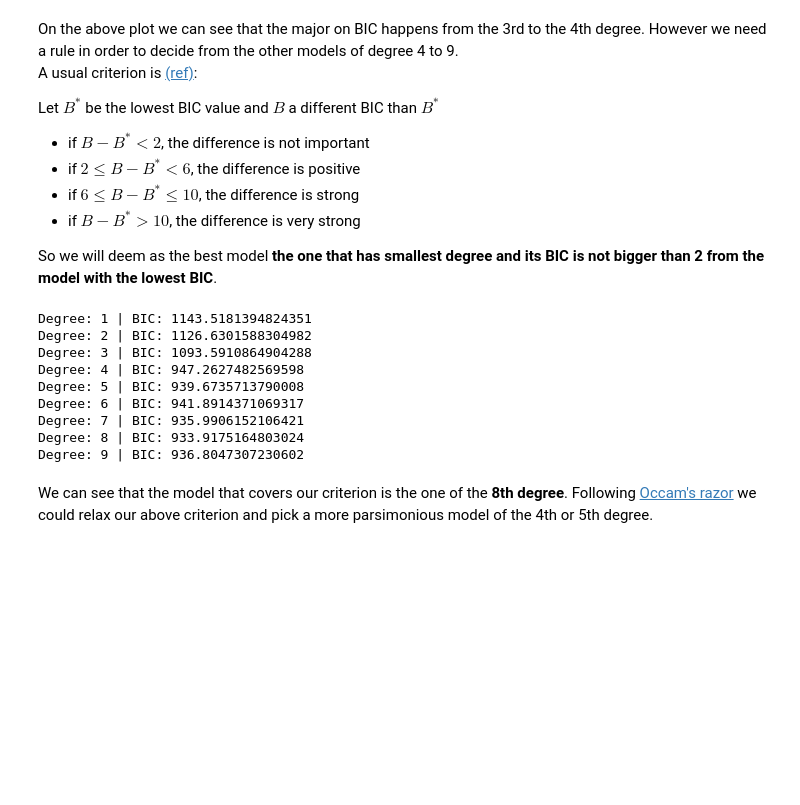
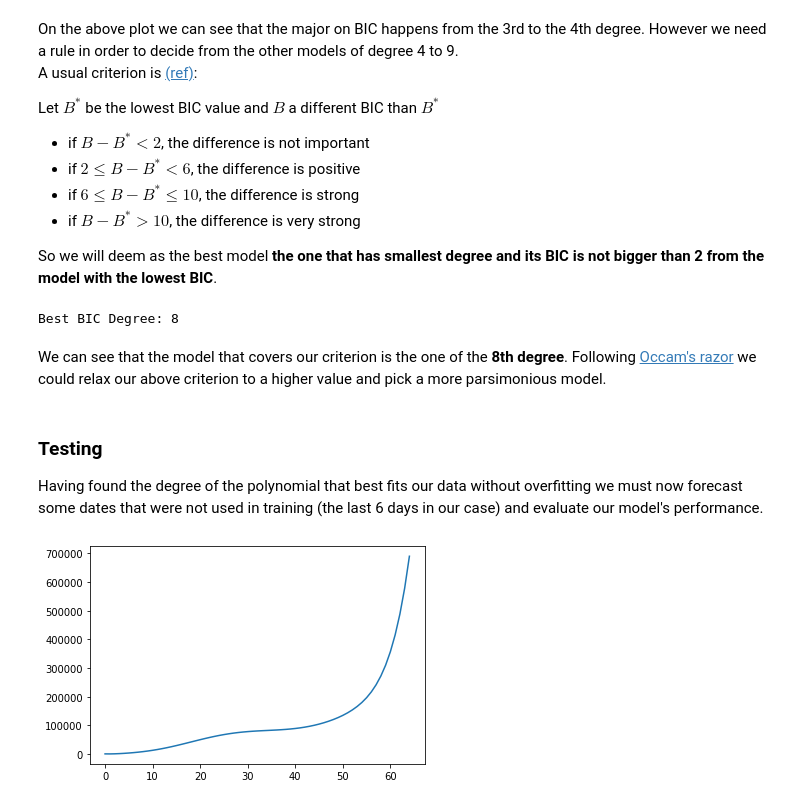
Before and after one commit to MikeXydas/Data-Bites, a Jupyter notebook: Covid19_Polynomial_Fitting.ipynb, the cells around one changed output. Drawn from its saved outputs; the diff is of its cells as text; code cells hidden in the pictures; blank space fills up the shorter version.

Commit message:
Writing testing evaluation of Covid19_Polynomial_Fitting.ipynb.

```diff
--- a/Covid19_Polynomial_Fitting.ipynb
+++ b/Covid19_Polynomial_Fitting.ipynb
@@ -189,18 +191,35 @@ Let $B^{\ast}$ be the lowest BIC value and $B$ a different BIC than $B^{\ast}$
 * if $B - B^{\ast} > 10$, the difference is very strong
 
 So we will deem as the best model **the one that has smallest degree and its BIC is not bigger than 2 from the model with the lowest BIC**.
-# %%
-for ind, bic in enumerate(bics):
-    print(f'Degree: {ind + 1} | BIC: {bic}')
-# %% [output]
-Degree: 1 | BIC: 1143.5181394824351
-Degree: 2 | BIC: 1126.6301588304982
-Degree: 3 | BIC: 1093.5910864904288
-Degree: 4 | BIC: 947.2627482569598
-Degree: 5 | BIC: 939.6735713790008
-Degree: 6 | BIC: 941.8914371069317
-Degree: 7 | BIC: 935.9906152106421
-Degree: 8 | BIC: 933.9175164803024
-Degree: 9 | BIC: 936.8047307230602
+# %%
+def find_simplest_min_bic(bics, criterion=2):
+    """Finds the smallest bic following the above rule"""
+    true_min = np.argmin(bics)
+    for which_bic in range(true_min):
+        if bics[which_bic] - bics[true_min] < criterion:
+            return which_bic    # Return the bic index that was the simplest model and B - B* < criterion(2)
+    return true_min    # No B != B* with B - B* < criterion(2) found, return the index of the smallest bic
+
+bic_degree = find_simplest_min_bic(bics) + 1
+print(f"Best BIC Degree: {bic_degree}")
+# %% [output]
+Best BIC Degree: 8
 # %% [markdown]
-We can see that the model that covers our criterion is the one of the **8th degree**. Following [Occam's razor](https://en.wikipedia.org/wiki/Occam%27s_razor) we could relax our above criterion and pick a more parsimonious model of the 4th or 5th degree.
+We can see that the model that covers our criterion is the one of the **8th degree**. Following [Occam's razor](https://en.wikipedia.org/wiki/Occam%27s_razor) we could relax our above criterion to a higher value and pick a more parsimonious model.
+# %% [markdown]
+### Testing
+
+Having found the degree of the polynomial that best fits our data without overfitting we must now forecast some dates that were not used in training (the last 6 days in our case) and evaluate our model's performance.
+# %%
+# Transform our train and test data to much the expected input degree of our chosen model
+polyn_test_features = PolynomialFeatures(degree=bic_degree)
+x_poly_train_test = polyn_test_features.fit_transform(np.vstack((train_X, test_X)))
+
+#Get the model
+chosen_model = models_dict[bic_degree]
+pred_train_test_Y = chosen_model[0].predict(x_poly_train_test)
+
+plt.plot(np.vstack((train_X, test_X)), pred_train_test_Y)
+plt.show()
+# %% [output]
+[figure, added]
```
Also changed, not shown: parts of 6 cells of this notebook, 1 other file.
